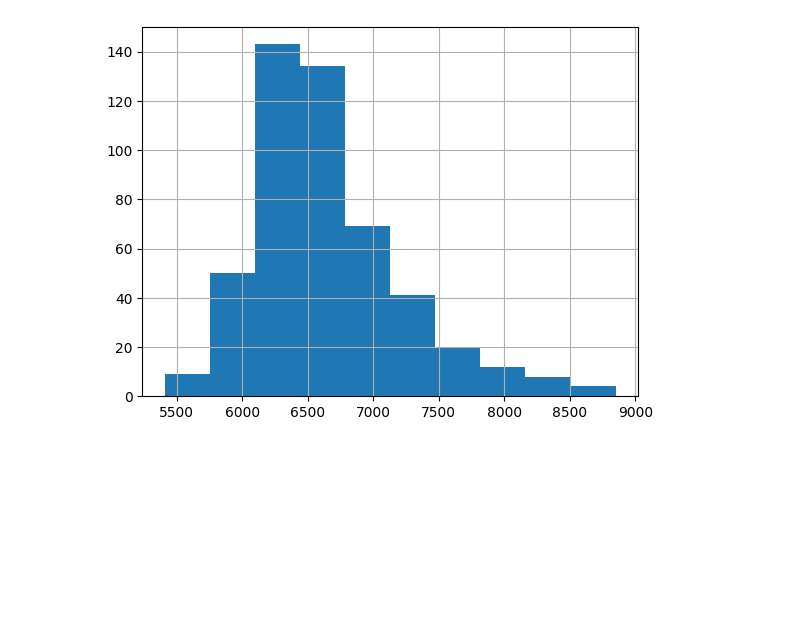
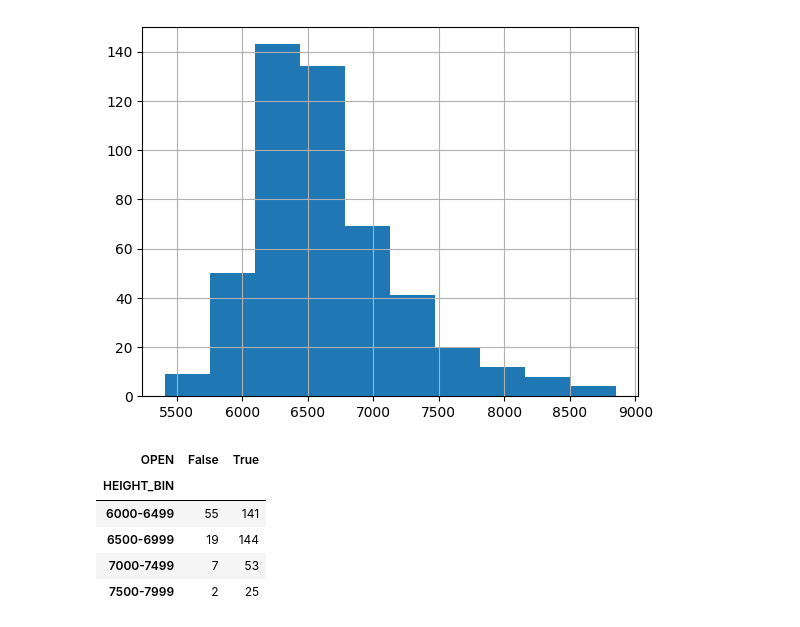
Before and after one commit to k10sj02/tidy-pydy-tuesday, a Jupyter notebook: 2025_01_21_himalayan_expeditions.ipynb, the cells around one changed output. Saved outputs shown, nothing was run; the diff lists cells and outputs as text; code cells hidden in the pictures; blank space fills up the shorter version.

```diff
--- a/2025_01_21_himalayan_expeditions.ipynb
+++ b/2025_01_21_himalayan_expeditions.ipynb
@@ -420,6 +420,31 @@ peaks_tidy.HEIGHTM.hist()
 # %% [output]
 <Axes: >
 [figure]
+# %%
+# Define bins (example: every 500 meters)
+bins = range(6000, 8000 + 500, 500)  # adjust min/max as needed
+labels = [f"{b}-{b+499}" for b in bins[:-1]]
+
+# Create a binned column
+peaks_tidy['HEIGHT_BIN'] = pd.cut(peaks_tidy['HEIGHTM'], bins=bins, labels=labels, right=False)
+
+
+height_distribution = pd.pivot_table(
+    peaks_tidy,
+    index='HEIGHT_BIN',
+    columns='OPEN',
+    aggfunc='size',
+    fill_value=0
+)
+
+height_distribution
+# %% [output]
+| OPEN | False | True |
+| HEIGHT_BIN |  |  |
+| 6000-6499 | 55 | 141 |
+| 6500-6999 | 19 | 144 |
+| 7000-7499 | 7 | 53 |
+| 7500-7999 | 2 | 25 |
 # %%
 
 # 4. Which climbing routes (ROUTE1, ROUTE2, ROUTE3, ROUTE4) have the highest success rates (SUCCESS1, SUCCESS2, SUCCESS3, SUCCESS4) across all expeditions?
```
Also changed, not shown: parts of 1 cell of this notebook.
